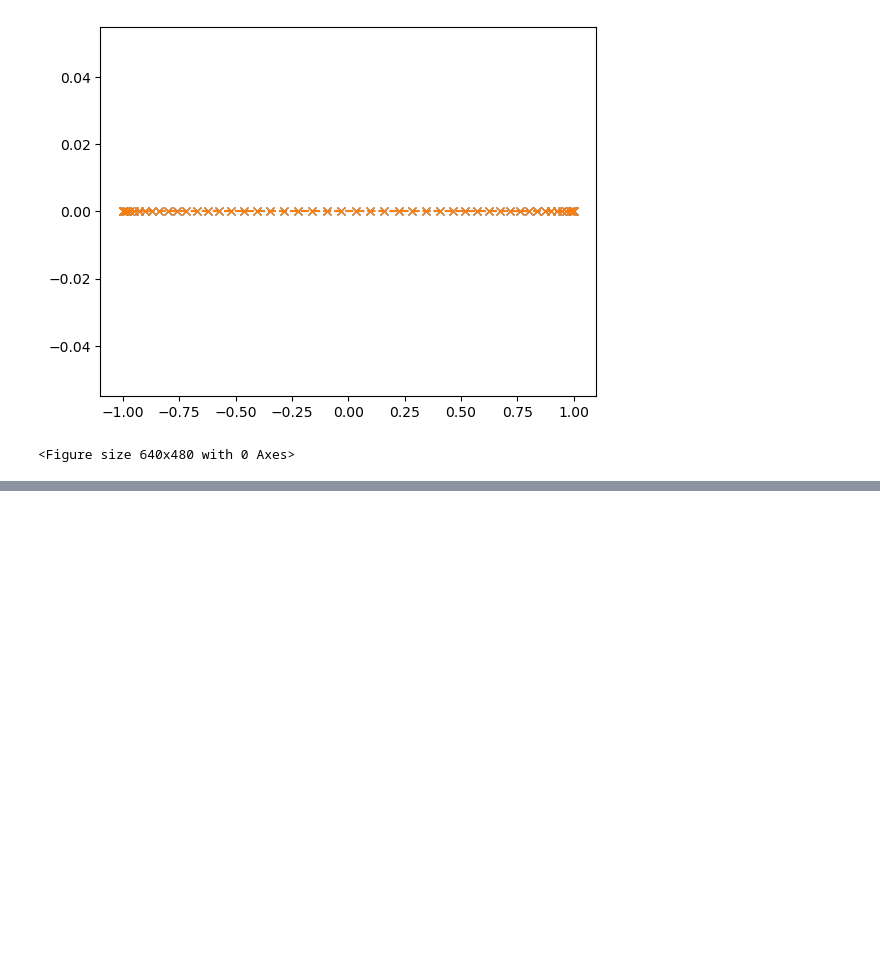
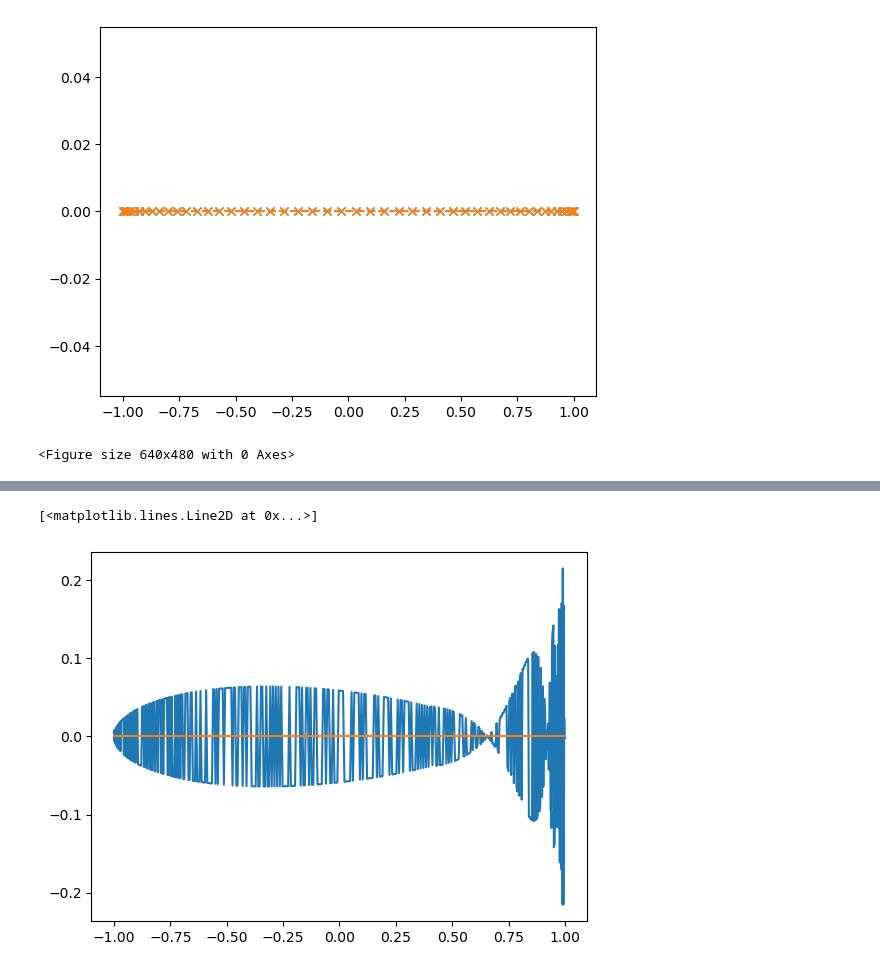
Before and after one commit to jaspercjp/Chebyshev-Pseudospectral-Active-Shear, a Jupyter notebook: three-dimensions/manual-implementation.ipynb, the cells around one changed output, grey strips where cells are left out. Drawn from its saved outputs; the diff is of its cells as text; code cells hidden in the pictures; blank space fills up the shorter version.

```diff
--- a/three-dimensions/manual-implementation.ipynb
+++ b/three-dimensions/manual-implementation.ipynb
@@ -100,0 +145,27 @@ array([ 8.41995415e+03-4.06995780e+02j, -1.30921317e+03-2.02877671e+01j,
+# %%
+def solve_qzz(kx,tau=1,l=0.1,W=1,M=500):
+    RQzz = slice(0,M)
+    D1, ygl = cheb(M)
+    D2 = np.dot(D1,D1)
+    II = np.identity(M,dtype='d')
+    LHS = np.zeros((M,M),dtype='D')
+    LHS[RQzz,RQzz] = (1 + (l**2)*(kx**2)/(W**2))*II - (l**2)*D2/(W**2)
+    RHS = np.zeros((M,M),dtype='D')
+    RHS[RQzz,RQzz] = -tau * II
+    RHS[0,0] = 0.0
+    RHS[M-1,M-1] = 0.0
+    LHS[0] = np.zeros(M,dtype='D')
+    LHS[0,0] = 1.0
+    LHS[M-1] = np.zeros(M,dtype='D')
+    LHS[M-1,M-1] = 1.0
+    spec = eig(LHS,RHS,left=0,right=1)
+    return (ygl,spec[0],spec[1])
+# %%
+ygl,qzz_evals,qzz_evecs = solve_qzz(0)
+# %%
+idx = 483
+plt.plot(ygl,np.real(qzz_evecs[idx]))
+plt.plot(ygl,np.imag(qzz_evecs[idx]))
+# %% [output]
+[<matplotlib.lines.Line2D at 0x...>]
+[figure, added]
```
Also changed, not shown: parts of 12 cells of this notebook, 11 other files.
